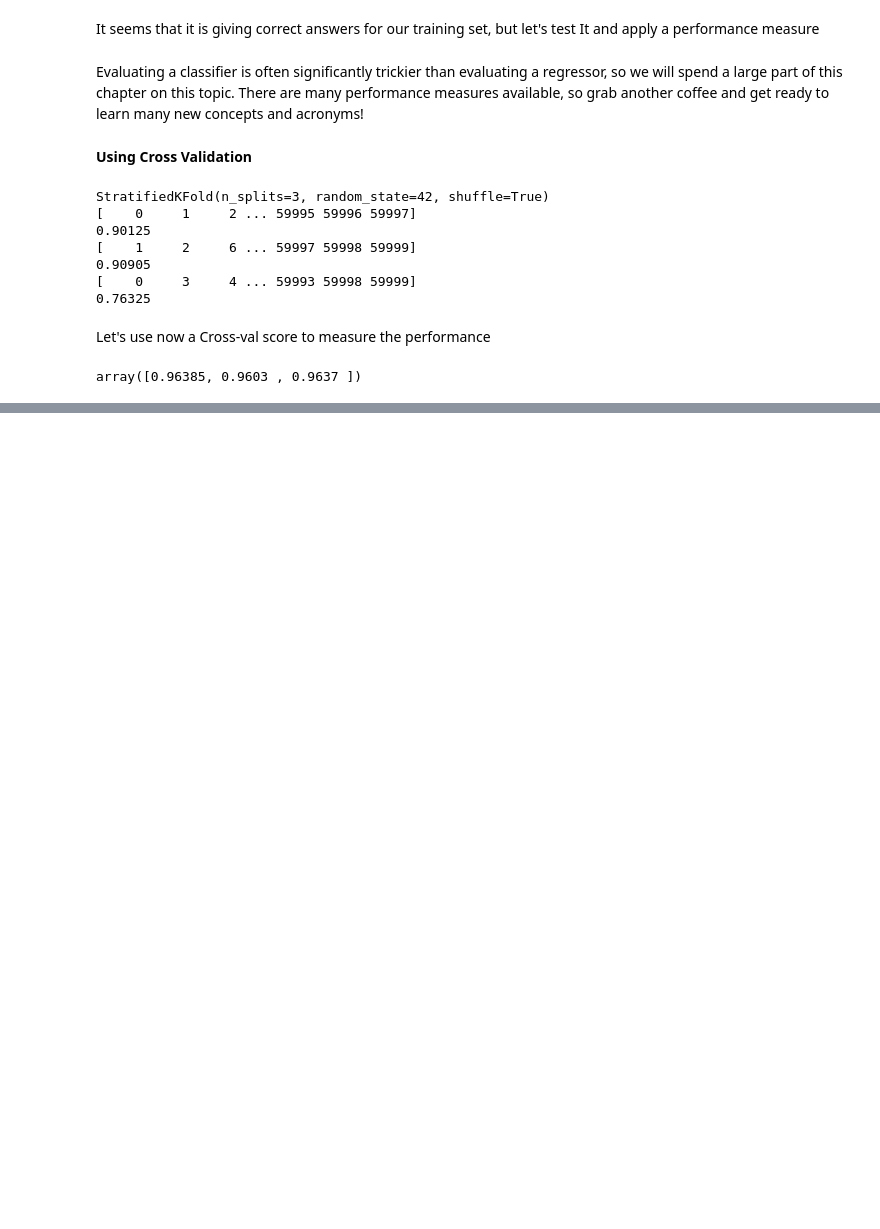
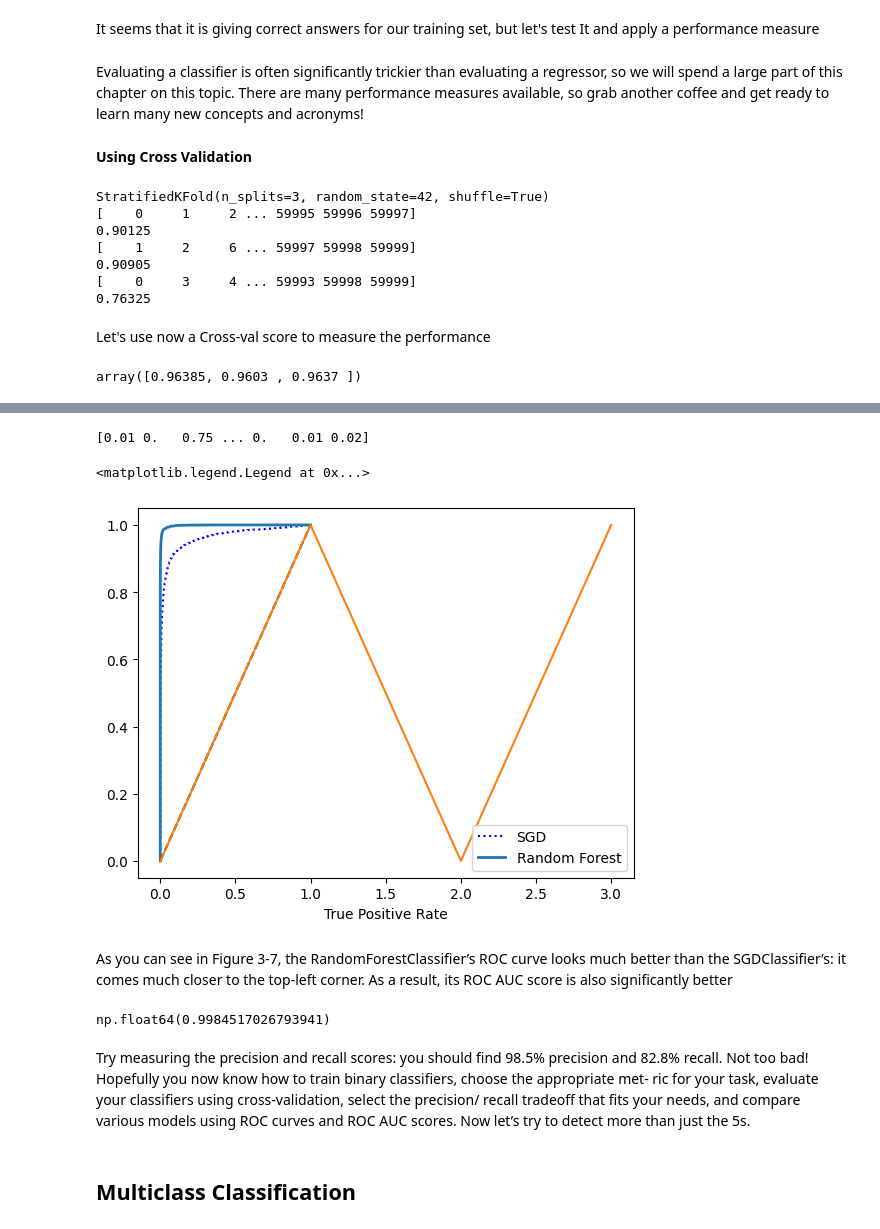
Before and after one commit to MohamedOuhami/learn_machine_learning, a Jupyter notebook: classification/mnist_classification.ipynb, the cells around one changed output, grey strips where cells are left out. Cells and saved outputs as stored; diff of their text form; code cells hidden in the pictures; blank space fills up the shorter version.

```diff
--- a/classification/mnist_classification.ipynb
+++ b/classification/mnist_classification.ipynb
@@ -184,0 +405,40 @@ array([0.96385, 0.9603 , 0.9637 ])
+# %%
+from sklearn.ensemble import RandomForestClassifier
+
+forest_clf = RandomForestClassifier(random_state=42)
+
+y_probas_forest = cross_val_predict(forest_clf,X_train,y_train_5,cv=3,method="predict_proba")
+# %%
+# When printing the y_probas_forest, it is still a proba, but as we want score
+# That's why we take the proba of the positive
+print(y_probas_forest[:,1])
+# %% [output]
+[0.01 0.   0.75 ... 0.   0.01 0.02]
+# %%
+y_forest_scores = y_probas_forest[:,1]
+
+fpr_forest,tpr_forest,threshold_forest = roc_curve(y_train_5,y_forest_scores)
+# %%
+plt.plot(fpr,tpr,"b:",label="SGD")
+plot_roc(fpr_forest,tpr_forest,"Random Forest")
+plt.legend(loc="best")
+# %% [output]
+<matplotlib.legend.Legend at 0x...>
+[figure, added]
+# %% [markdown]
+As you can see in Figure 3-7, the RandomForestClassifier’s ROC curve looks much
+better than the SGDClassifier’s: it comes much closer to the top-left corner. As a
+result, its ROC AUC score is also significantly better
+# %%
+roc_auc_score(y_train_5,y_forest_scores)
+# %% [output]
+np.float64(0.9984517026793941)
+# %% [markdown]
+Try measuring the precision and recall scores: you should find 98.5% precision and
+82.8% recall. Not too bad!
+Hopefully you now know how to train binary classifiers, choose the appropriate met‐
+ric for your task, evaluate your classifiers using cross-validation, select the precision/
+recall tradeoff that fits your needs, and compare various models using ROC curves
+and ROC AUC scores. Now let’s try to detect more than just the 5s.
+# %% [markdown]
+## Multiclass Classification
```
Also changed, not shown: parts of 55 cells of this notebook, 2 other files.
